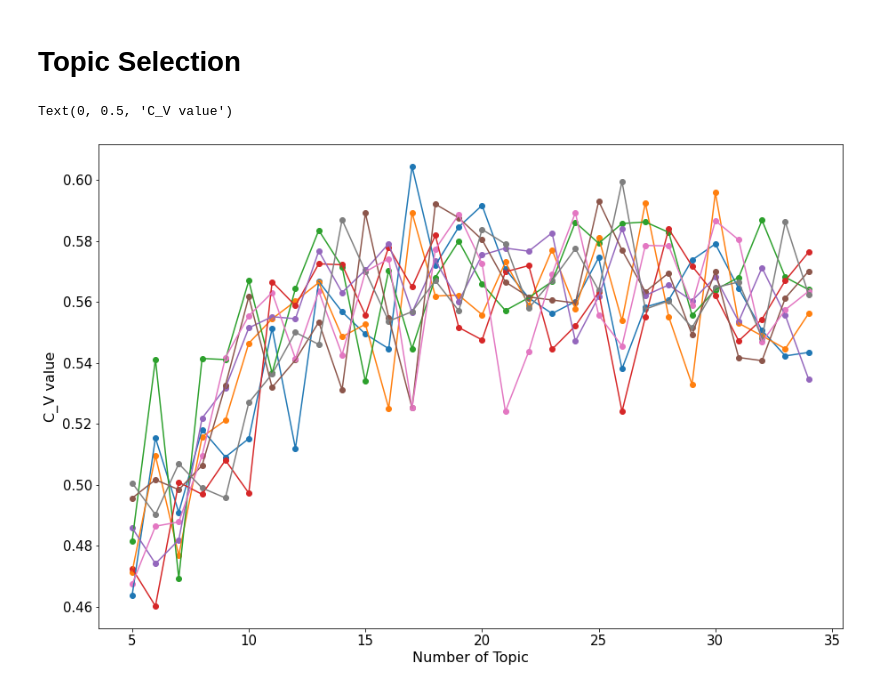
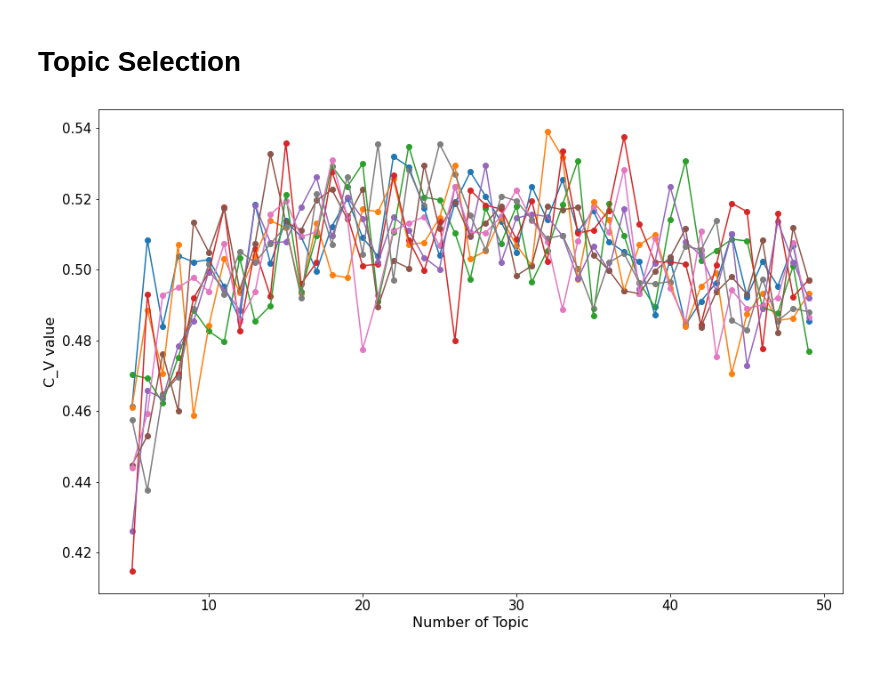
Before and after one commit to Kyle-J-Sun/CMEE_Final_Project, a Jupyter notebook: Code/LDA_Modelling.ipynb, the cells around one changed output. Cells and saved outputs as stored; diff of their text form; code cells hidden in the pictures.

```diff
--- a/Code/LDA_Modelling.ipynb
+++ b/Code/LDA_Modelling.ipynb
@@ -304,7 +294,7 @@ Stored 'unimpWords1' (list)
 # %% [markdown]
 # Topic Selection
 # %%
-def topicSelectionPlot(docNumber = [26, 80, 189, 204, 238, 239, 254, 257]):
+def topicSelectionPlot(docNumber = [1,2,12,13,23,24,34,35]):
     fig, ax = plt.subplots(figsize=(15, 10))
     for elem in docNumber:
         grid = pd.read_csv("../Results/topicCVs_{}.csv".format(elem))
@@ -313,8 +303,9 @@ def topicSelectionPlot(docNumber = [26, 80, 189, 204, 238, 239, 254, 257]):
     ax.tick_params(axis='both', labelsize=15)
     ax.set_xlabel('Number of Topic', fontsize=16)
     ax.set_ylabel("C_V value", fontsize=16)
-# %% [output]
-Text(0, 0.5, 'C_V value')
-[figure, removed]
+# %%
+topicSelectionPlot()
+# %% [output]
+[figure, added]
 # %%
 def avgTopicSelectionPlot(docNumber = [26, 80, 189, 204, 238, 239, 254, 257]):
```
Also changed, not shown: parts of 36 cells of this notebook, 5 other files.
